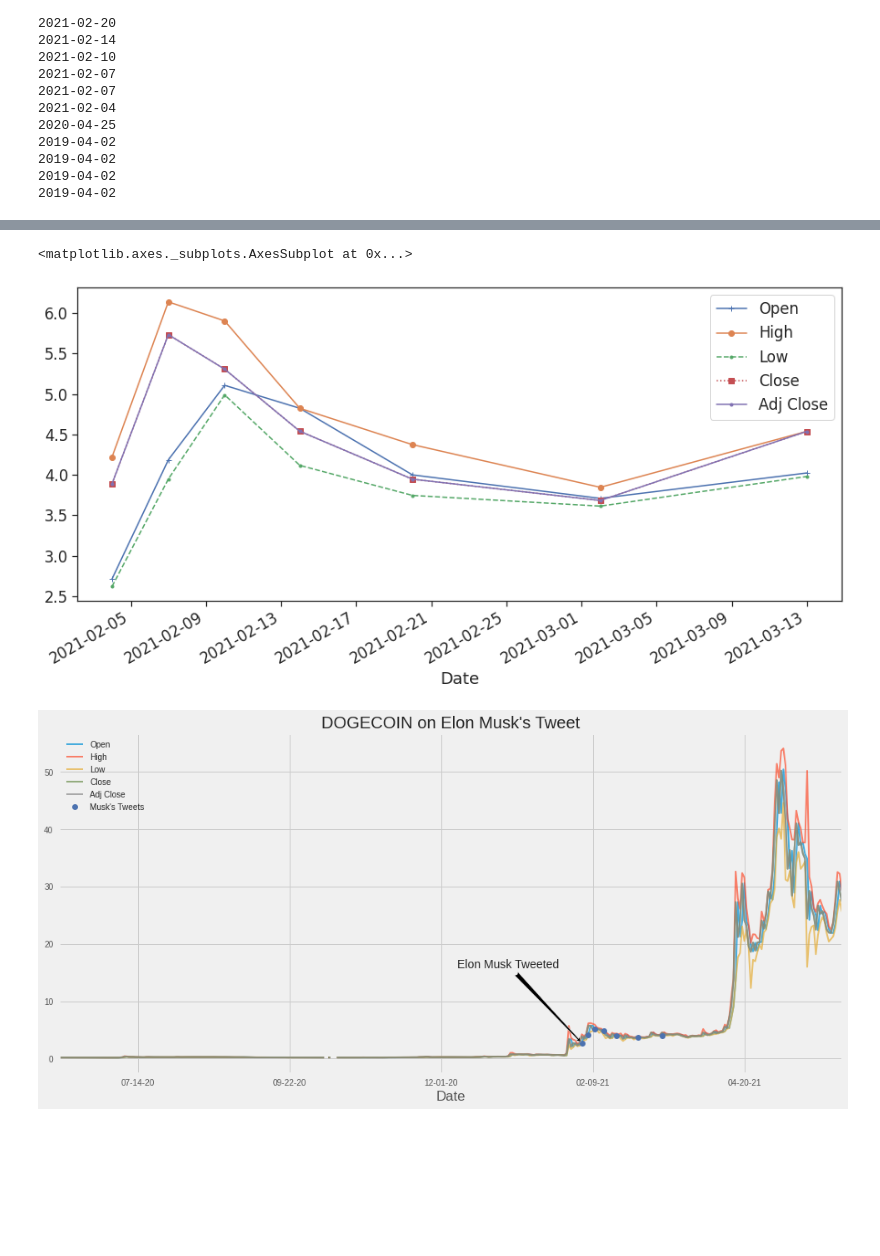
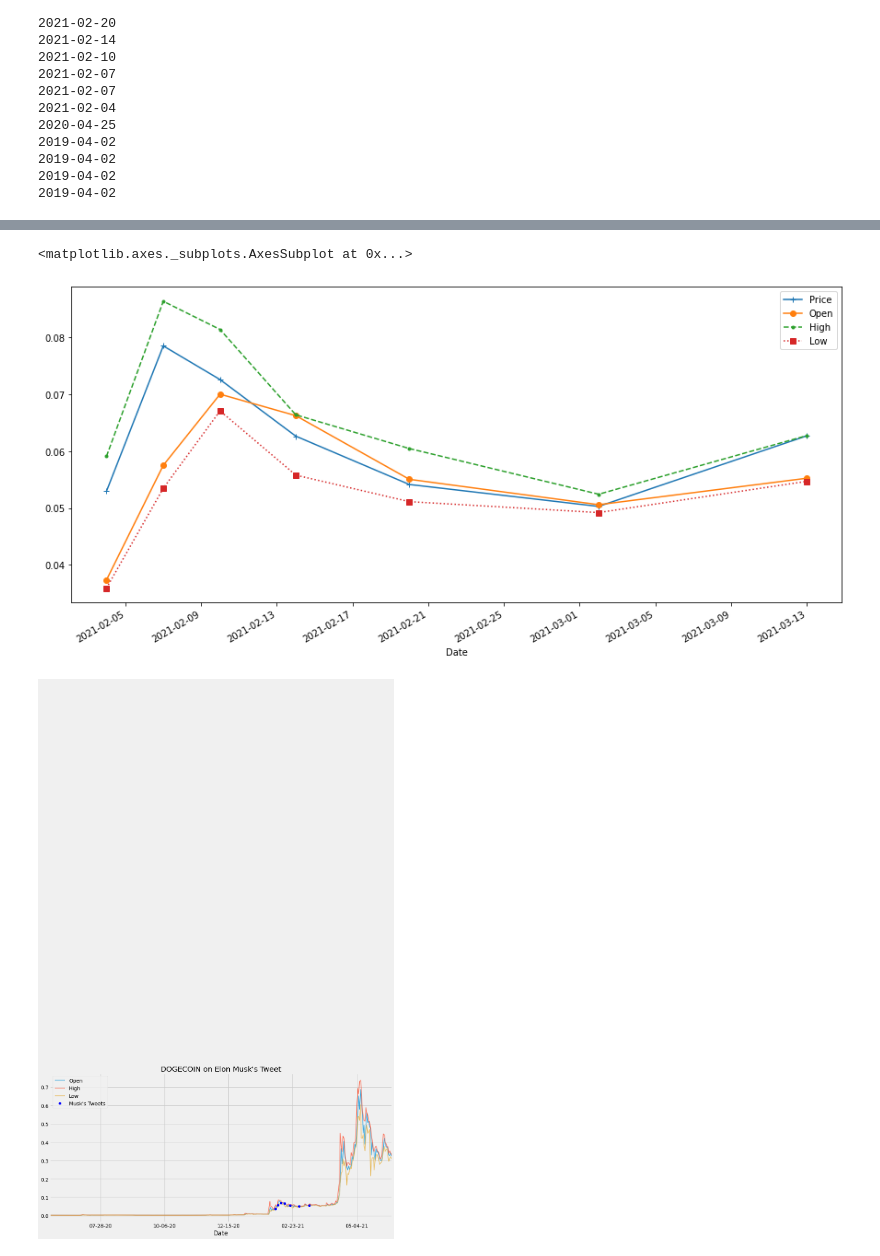
Before and after one commit to rodincode/CryptoTweets, a Jupyter notebook: CryptoTweets.ipynb, the cells around one changed output, grey strips where cells are left out. Drawn from its saved outputs; the diff is of its cells as text; code cells hidden in the pictures; blank space fills up the shorter version.

```diff
--- a/CryptoTweets.ipynb
+++ b/CryptoTweets.ipynb
@@ -2,7 +2,7 @@
 <a href="https://colab.research.google.com/github/rodincode/CryptoTweets/blob/main/CryptoTweets.ipynb" target="_parent"><img src="https://colab.research.google.com/assets/colab-badge.svg" alt="Open In Colab"/></a>
 # %%
 import pandas as pd
-df = pd.read_csv("https://raw.githubusercontent.com/rodincode/CryptoTweets/main/DOGE-INR.csv",index_col="Date",parse_dates=['Date'])
-df = df.drop(columns=["Volume"])
+df = pd.read_csv("https://raw.githubusercontent.com/rodincode/CryptoTweets/main/Dogecoin%20Historical%20Data%20-%20Investing.com%20India.csv",index_col="Date",parse_dates=['Date'])
+df = df.drop(columns=["Vol."])
 df.head()
 # %% [output]
@@ -99,38 +99,38 @@ cryptweets
 cryptweets.plot(style=['+-','o-','.--','s:',".-"],figsize=(15,7))
 # %% [output]
 <matplotlib.axes._subplots.AxesSubplot at 0x...>
-[figure, old version]
+[figure, new version]
 # %%
 import matplotlib.pyplot as plt
 import matplotlib.dates as mdates
 
 plt.style.use("fivethirtyeight")
 
 fig, ax = plt.subplots(figsize=(15,7))
 
 ax.plot(df.index, df["Open"],linewidth = 2, alpha = .7, label='Open')
 ax.legend(loc="upper left")
 ax.plot(df.index, df["High"],linewidth = 2, alpha = .7, label='High')
 ax.legend(loc="upper left")
 ax.plot(df.index, df["Low"],linewidth = 2, alpha = .7, label='Low')
 ax.legend(loc="upper left")
-ax.plot(df.index, df["Close"],linewidth = 2, alpha = .7, label='Close')
-ax.legend(loc="upper left")
-ax.plot(df.index, df["Adj Close"],linewidth = 2, alpha = .7, label='Adj Close')
-ax.legend(loc="upper left")
+# ax.plot(df.index, df["Close"],linewidth = 2, alpha = .7, label='Close')
+# ax.legend(loc="upper left")
+# ax.plot(df.index, df["Adj Close"],linewidth = 2, alpha = .7, label='Adj Close')
+# ax.legend(loc="upper left")
 
 ax.plot(cryptweets.index, cryptweets["Open"],"bo", label="Musk's Tweets")
 ax.legend(loc="upper left")
 ax.set(xlabel="Date",
        title="DOGECOIN on Elon Musk's Tweet")
 # Format the x axis
 ax.xaxis.set_major_locator(mdates.WeekdayLocator(interval=10))
 ax.xaxis.set_major_formatter(mdates.DateFormatter("%m-%d-%y"))
 
 
 ax.annotate('Elon Musk Tweeted',xy=(mdates.date2num(cryptweets.index[0]),2.712202),xytext=(-150, 90),
             textcoords='offset points', arrowprops=dict(arrowstyle='fancy',facecolor="black"))
 ax.xaxis.zoom(0.5)
 plt.show()
 # %% [output]
-[figure, old version]
+[figure, new version]
```
Also changed, not shown: parts of 4 cells of this notebook.
